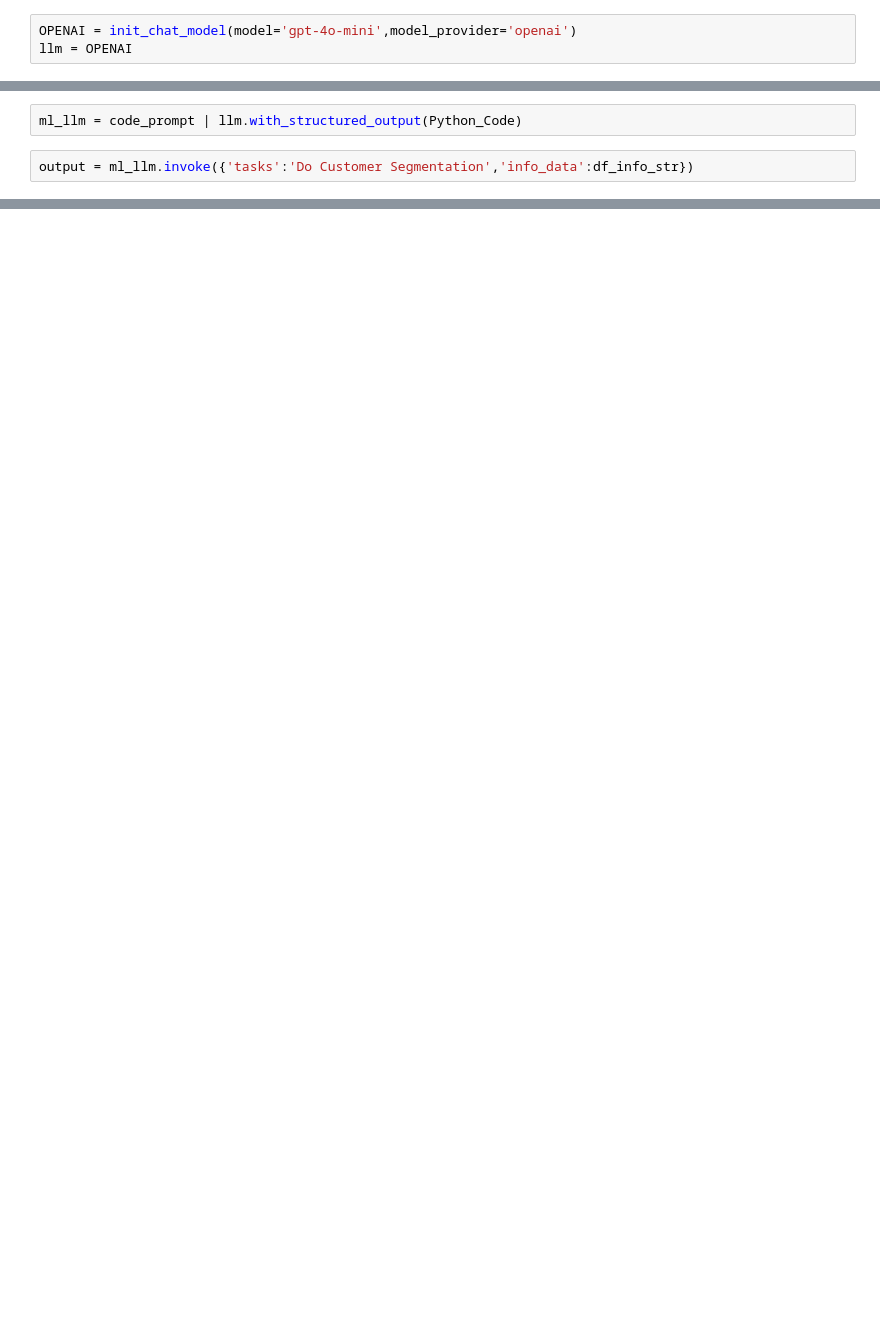
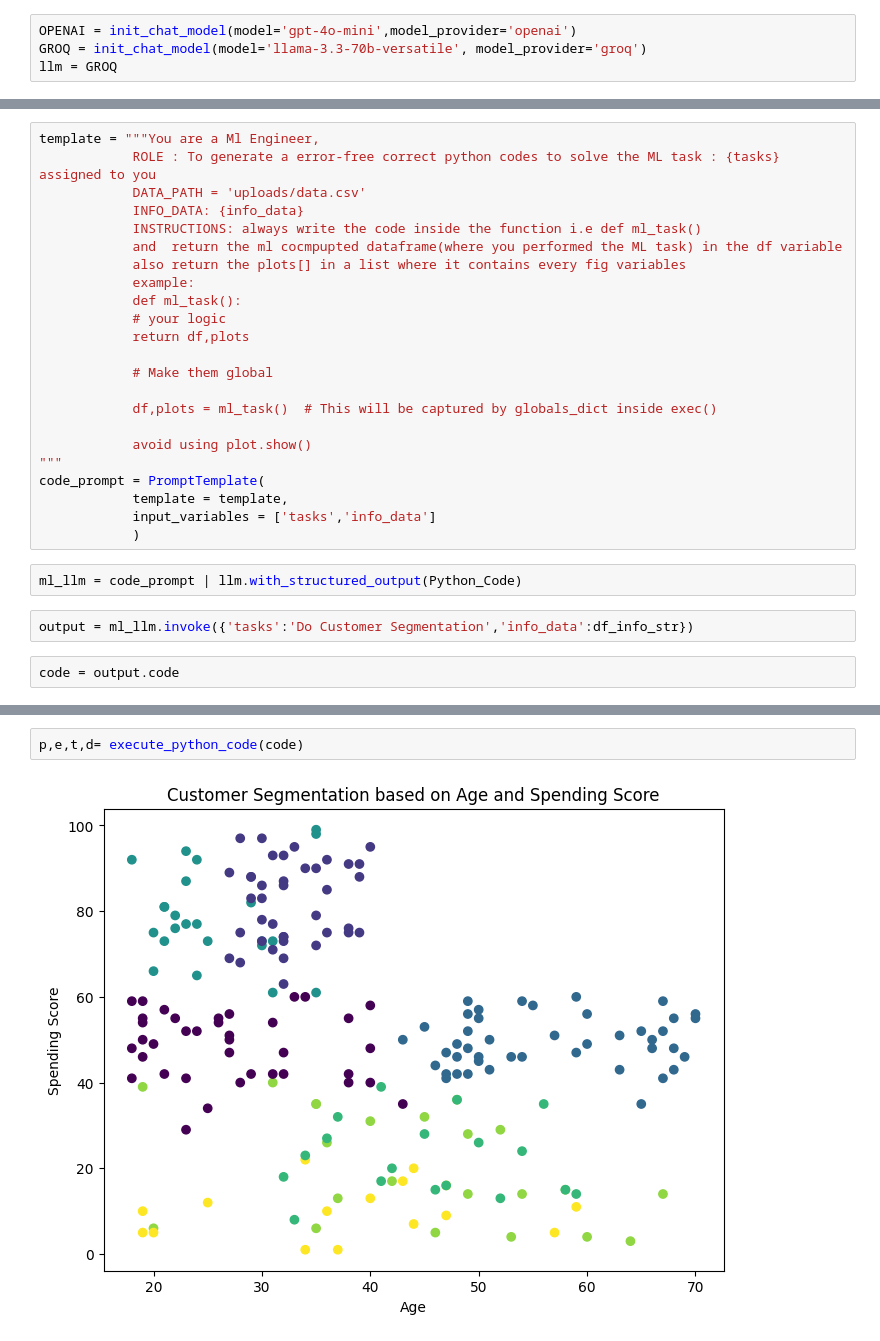
Before and after one commit to devapraveenk/Zenathon-25, a Jupyter notebook: ml_agent.ipynb, the cells around one changed output, grey strips where cells are left out. Drawn from its saved outputs; the diff is of its cells as text; blank space fills up the shorter version.

Commit message:
added prompt+execution

```diff
--- a/ml_agent.ipynb
+++ b/ml_agent.ipynb
@@ -22,7 +27,8 @@ from langchain.chat_models import init_chat_model
 from langchain.prompts import ChatMessagePromptTemplate, PromptTemplate
 # %%
 OPENAI = init_chat_model(model='gpt-4o-mini',model_provider='openai')
-llm = OPENAI
+GROQ = init_chat_model(model='llama-3.3-70b-versatile', model_provider='groq')
+llm = GROQ
 # %%
 class Python_Code(BaseModel):
     code: str
@@ -34,5 +63,30 @@ code_prompt = PromptTemplate(
+# %%
+template = """You are a Ml Engineer,
+            ROLE : To generate a error-free correct python codes to solve the ML task : {tasks} assigned to you
+            DATA_PATH = 'uploads/data.csv'
+            INFO_DATA: {info_data}
+            INSTRUCTIONS: always write the code inside the function i.e def ml_task()
+            and  return the ml cocmpupted dataframe(where you performed the ML task) in the df variable
+            also return the plots[] in a list where it contains every fig variables
+            example:
+            def ml_task():
+            # your logic
+            return df,plots
+
+            # Make them global
+
+            df,plots = ml_task()  # This will be captured by globals_dict inside exec()
+
+            avoid using plot.show()
+"""
+code_prompt = PromptTemplate(
+            template = template,
+            input_variables = ['tasks','info_data']
+            )
 # %%
 ml_llm = code_prompt | llm.with_structured_output(Python_Code)
 # %%
 output = ml_llm.invoke({'tasks':'Do Customer Segmentation','info_data':df_info_str})
+# %%
+code = output.code
 # %%
@@ -57,0 +112,4 @@ pprint(output.code)
+# %%
+p,e,t,d= execute_python_code(code)
+# %% [output]
+[figure, added]
```
Also changed, not shown: parts of 9 cells of this notebook.
